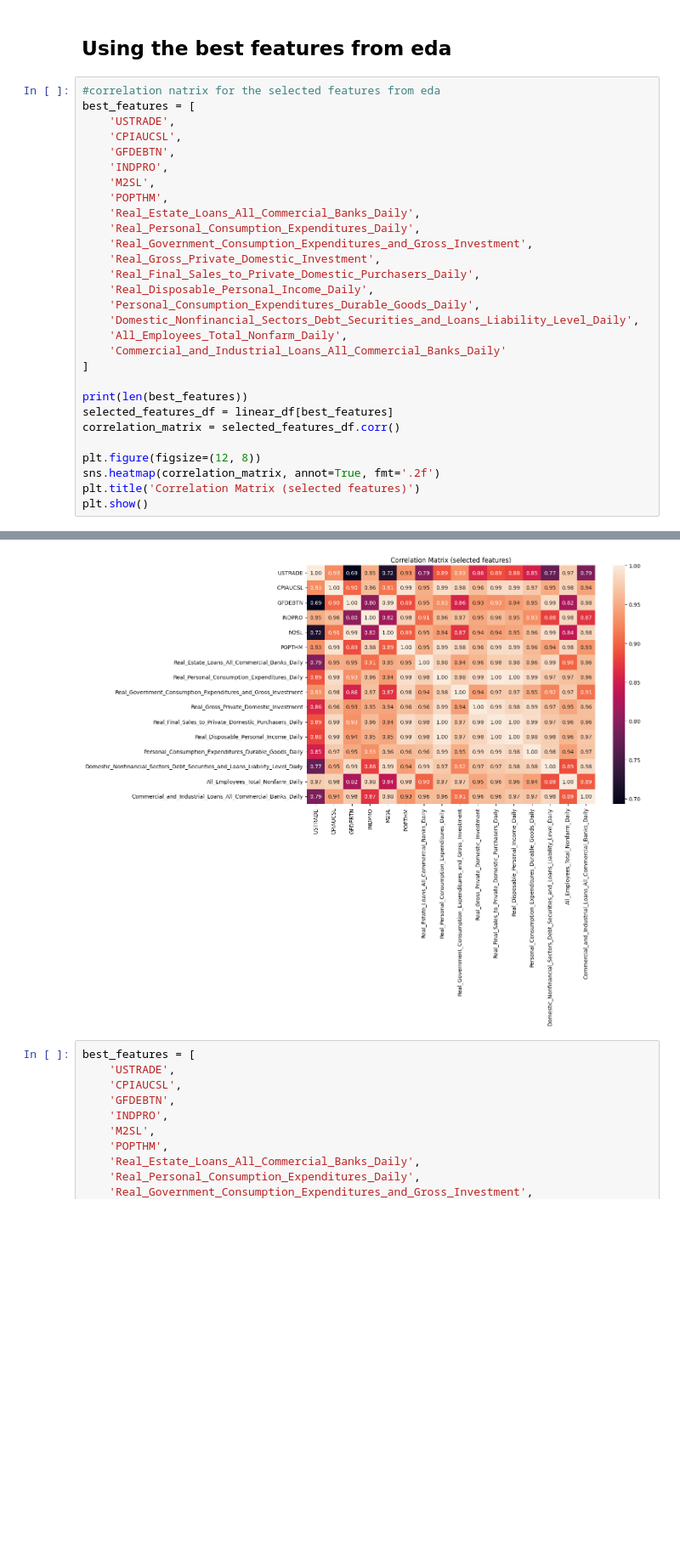
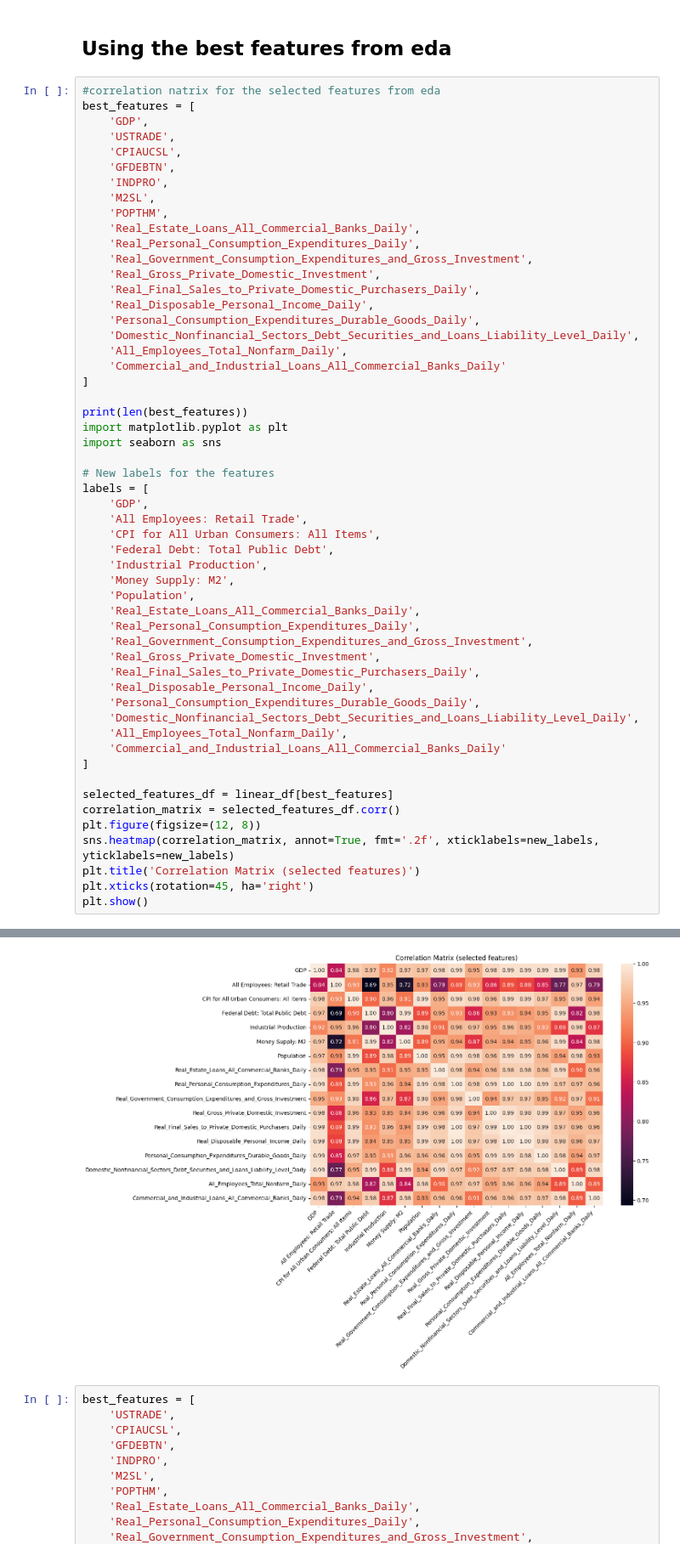
Before and after one commit to 1ev0y/ML-Project, a Jupyter notebook: XGBoost/XGBoost.ipynb, the cells around one changed output, grey strips where cells are left out. Shown: that part at 85% size. Saved outputs shown, nothing was run; the diff lists cells and outputs as text; blank space fills up the shorter version.

```diff
--- a/XGBoost/XGBoost.ipynb
+++ b/XGBoost/XGBoost.ipynb
@@ -100,6 +119,7 @@ mae: 2.6191236154942796
 # %%
 #correlation natrix for the selected features from eda
 best_features = [
+    'GDP',
     'USTRADE',
     'CPIAUCSL',
     'GFDEBTN',
@@ -119,11 +139,35 @@ best_features = [
 ]
 
 print(len(best_features))
+import matplotlib.pyplot as plt
+import seaborn as sns
+
+# New labels for the features
+labels = [
+    'GDP',
+    'All Employees: Retail Trade',
+    'CPI for All Urban Consumers: All Items',
+    'Federal Debt: Total Public Debt',
+    'Industrial Production',
+    'Money Supply: M2',
+    'Population',
+    'Real_Estate_Loans_All_Commercial_Banks_Daily',
+    'Real_Personal_Consumption_Expenditures_Daily',
+    'Real_Government_Consumption_Expenditures_and_Gross_Investment',
+    'Real_Gross_Private_Domestic_Investment',
+    'Real_Final_Sales_to_Private_Domestic_Purchasers_Daily',
+    'Real_Disposable_Personal_Income_Daily',
+    'Personal_Consumption_Expenditures_Durable_Goods_Daily',
+    'Domestic_Nonfinancial_Sectors_Debt_Securities_and_Loans_Liability_Level_Daily',
+    'All_Employees_Total_Nonfarm_Daily',
+    'Commercial_and_Industrial_Loans_All_Commercial_Banks_Daily'
+]
+
 selected_features_df = linear_df[best_features]
 correlation_matrix = selected_features_df.corr()
-
 plt.figure(figsize=(12, 8))
-sns.heatmap(correlation_matrix, annot=True, fmt='.2f')
+sns.heatmap(correlation_matrix, annot=True, fmt='.2f', xticklabels=new_labels, yticklabels=new_labels)
 plt.title('Correlation Matrix (selected features)')
+plt.xticks(rotation=45, ha='right')
 plt.show()
 # %% [output]
@@ -131,4 +175,4 @@ plt.show()
-[figure, old version]
+[figure, new version]
 # %%
 best_features = [
     'USTRADE',
```
Also changed, not shown: parts of 3 cells of this notebook, 2 other files.
